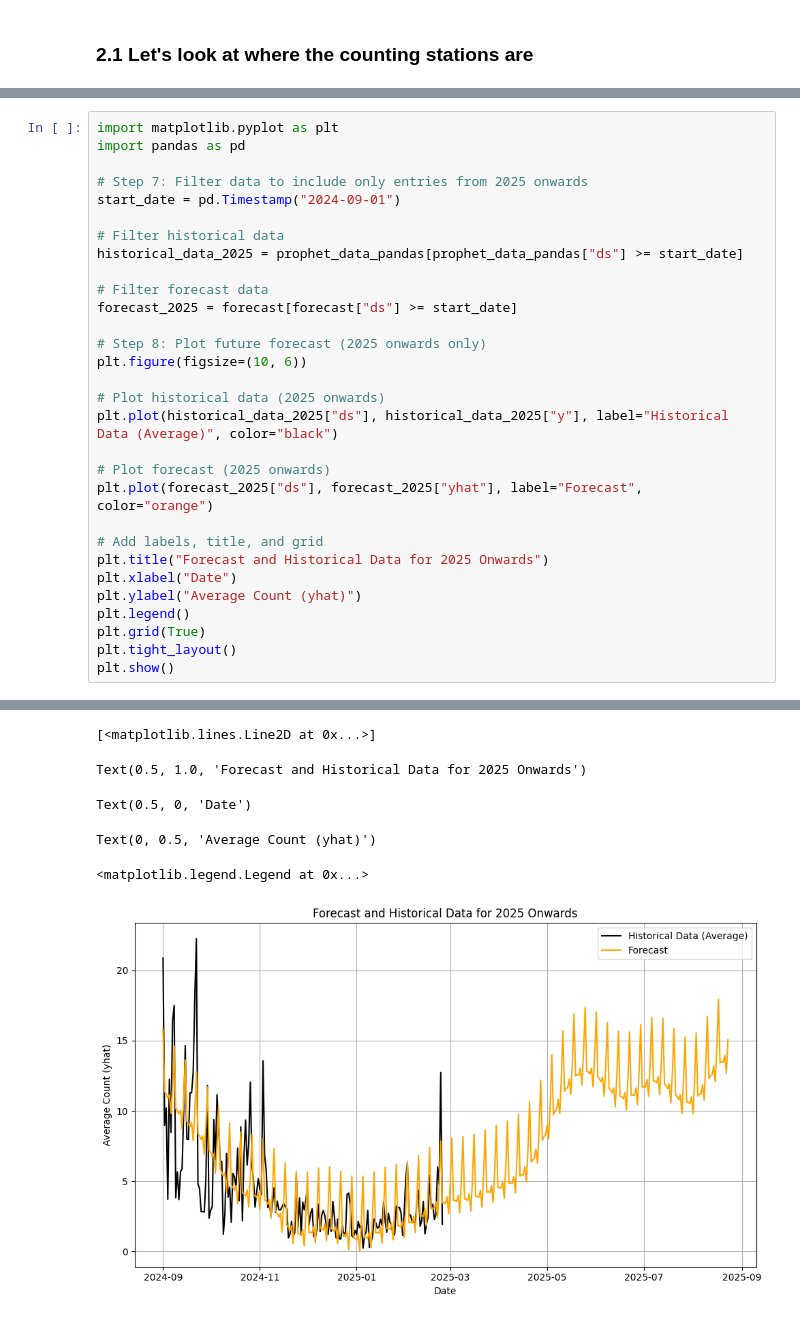
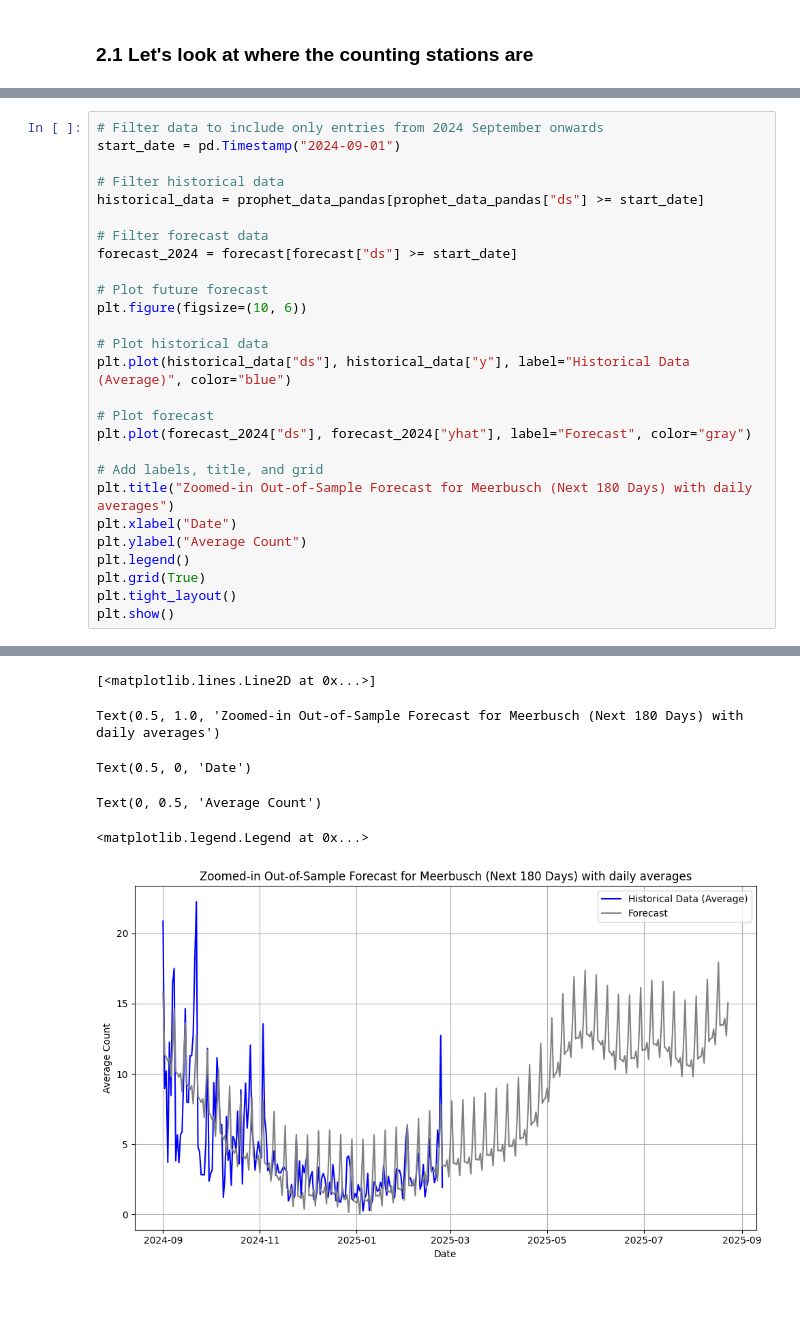
Before and after one commit to KibetuMaureen/ie-mda-II-mar25-group10, a Jupyter notebook: 2_analysis_cycling_germany.ipynb, the cells around one changed output, grey strips where cells are left out. Drawn from its saved outputs; the diff is of its cells as text; blank space fills up the shorter version.

```diff
--- a/2_analysis_cycling_germany.ipynb
+++ b/2_analysis_cycling_germany.ipynb
@@ -447,39 +480,36 @@ Text(0, 0.5, 'Average Count (yhat)')
 # %%
-import matplotlib.pyplot as plt
-import pandas as pd
-
-# Step 7: Filter data to include only entries from 2025 onwards
+# Filter data to include only entries from 2024 September onwards
 start_date = pd.Timestamp("2024-09-01")
 
 # Filter historical data
-historical_data_2025 = prophet_data_pandas[prophet_data_pandas["ds"] >= start_date]
+historical_data = prophet_data_pandas[prophet_data_pandas["ds"] >= start_date]
 
 # Filter forecast data
-forecast_2025 = forecast[forecast["ds"] >= start_date]
+forecast_2024 = forecast[forecast["ds"] >= start_date]
 
-# Step 8: Plot future forecast (2025 onwards only)
+# Plot future forecast
 plt.figure(figsize=(10, 6))
 
-# Plot historical data (2025 onwards)
-plt.plot(historical_data_2025["ds"], historical_data_2025["y"], label="Historical Data (Average)", color="black")
+# Plot historical data
+plt.plot(historical_data["ds"], historical_data["y"], label="Historical Data (Average)", color="blue")
 
-# Plot forecast (2025 onwards)
-plt.plot(forecast_2025["ds"], forecast_2025["yhat"], label="Forecast", color="orange")
+# Plot forecast
+plt.plot(forecast_2024["ds"], forecast_2024["yhat"], label="Forecast", color="gray")
 
 # Add labels, title, and grid
-plt.title("Forecast and Historical Data for 2025 Onwards")
+plt.title("Zoomed-in Out-of-Sample Forecast for Meerbusch (Next 180 Days) with daily averages")
 plt.xlabel("Date")
-plt.ylabel("Average Count (yhat)")
+plt.ylabel("Average Count")
 plt.legend()
 plt.grid(True)
 plt.tight_layout()
 plt.show()
 # %% [output]
 <Figure size 1000x600 with 0 Axes>
 [<matplotlib.lines.Line2D at 0x...>]
 [<matplotlib.lines.Line2D at 0x...>]
-Text(0.5, 1.0, 'Forecast and Historical Data for 2025 Onwards')
+Text(0.5, 1.0, 'Zoomed-in Out-of-Sample Forecast for Meerbusch (Next 180 Days) with daily averages')
 Text(0.5, 0, 'Date')
-Text(0, 0.5, 'Average Count (yhat)')
+Text(0, 0.5, 'Average Count')
 <matplotlib.legend.Legend at 0x...>
-[figure, old version]
+[figure, new version]
```
Also changed, not shown: parts of 18 cells of this notebook, 2 other files.
